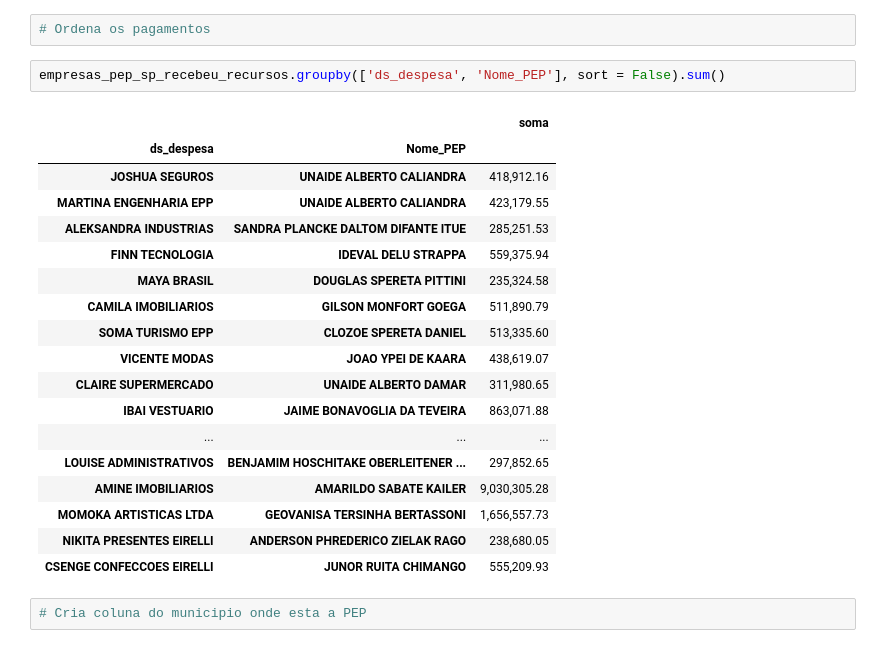
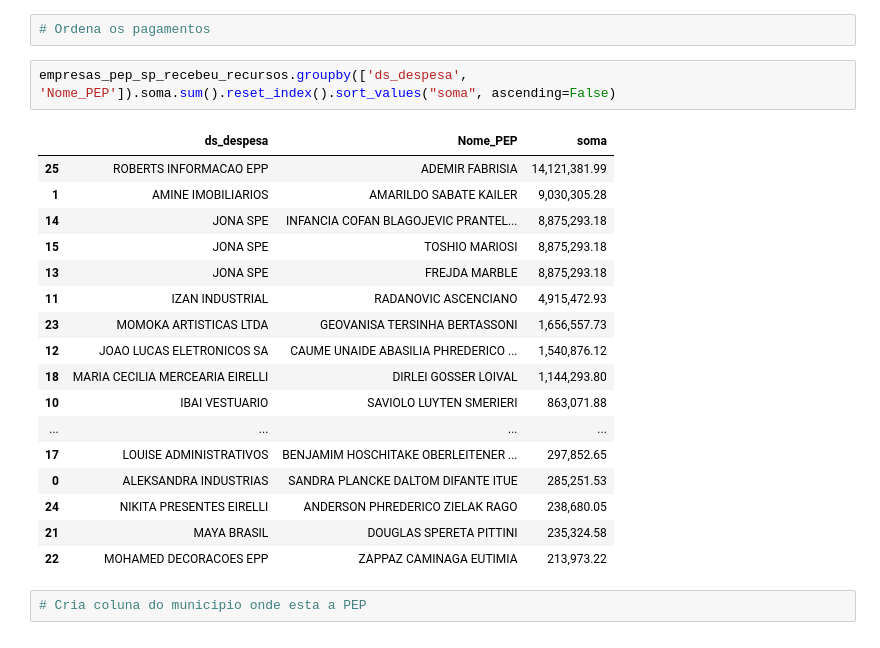
Before and after one commit to reichaves/curso_cgu, a Jupyter notebook: exercicio.ipynb, the cells around one changed output. Saved outputs shown, nothing was run; the diff lists cells and outputs as text.

```diff
--- a/exercicio.ipynb
+++ b/exercicio.ipynb
@@ -283,26 +283,25 @@ empresas_pep_sp_recebeu_recursos.to_excel("resultados/empresas_pep_sp_recebeu_re
 # %%
 # Ordena os pagamentos
 # %%
-empresas_pep_sp_recebeu_recursos.groupby(['ds_despesa', 'Nome_PEP'], sort = False).sum()
+empresas_pep_sp_recebeu_recursos.groupby(['ds_despesa', 'Nome_PEP']).soma.sum().reset_index().sort_values("soma", ascending=False)
 # %% [output]
-|  |  | soma |
-| ds_despesa | Nome_PEP |  |
-| JOSHUA SEGUROS | UNAIDE ALBERTO CALIANDRA | 418,912.16 |
-| MARTINA ENGENHARIA EPP | UNAIDE ALBERTO CALIANDRA | 423,179.55 |
-| ALEKSANDRA INDUSTRIAS | SANDRA PLANCKE DALTOM DIFANTE ITUE | 285,251.53 |
-| FINN TECNOLOGIA | IDEVAL DELU STRAPPA | 559,375.94 |
-| MAYA BRASIL | DOUGLAS SPERETA PITTINI | 235,324.58 |
-| CAMILA IMOBILIARIOS | GILSON MONFORT GOEGA | 511,890.79 |
-| SOMA TURISMO EPP | CLOZOE SPERETA DANIEL | 513,335.60 |
-| VICENTE MODAS | JOAO YPEI DE KAARA | 438,619.07 |
-| CLAIRE SUPERMERCADO | UNAIDE ALBERTO DAMAR | 311,980.65 |
-| IBAI VESTUARIO | JAIME BONAVOGLIA DA TEVEIRA | 863,071.88 |
-| ... | ... | ... |
-| LOUISE ADMINISTRATIVOS | BENJAMIM HOSCHITAKE OBERLEITENER ... | 297,852.65 |
-| AMINE IMOBILIARIOS | AMARILDO SABATE KAILER | 9,030,305.28 |
-| MOMOKA ARTISTICAS LTDA | GEOVANISA TERSINHA BERTASSONI | 1,656,557.73 |
-| NIKITA PRESENTES EIRELLI | ANDERSON PHREDERICO ZIELAK RAGO | 238,680.05 |
-| CSENGE CONFECCOES EIRELLI | JUNOR RUITA CHIMANGO | 555,209.93 |
+|  | ds_despesa | Nome_PEP | soma |
+| 25 | ROBERTS INFORMACAO EPP | ADEMIR FABRISIA | 14,121,381.99 |
+| 1 | AMINE IMOBILIARIOS | AMARILDO SABATE KAILER | 9,030,305.28 |
+| 14 | JONA SPE | INFANCIA COFAN BLAGOJEVIC PRANTEL... | 8,875,293.18 |
+| 15 | JONA SPE | TOSHIO MARIOSI | 8,875,293.18 |
+| 13 | JONA SPE | FREJDA MARBLE | 8,875,293.18 |
+| 11 | IZAN INDUSTRIAL | RADANOVIC ASCENCIANO | 4,915,472.93 |
+| 23 | MOMOKA ARTISTICAS LTDA | GEOVANISA TERSINHA BERTASSONI | 1,656,557.73 |
+| 12 | JOAO LUCAS ELETRONICOS SA | CAUME UNAIDE ABASILIA PHREDERICO ... | 1,540,876.12 |
+| 18 | MARIA CECILIA MERCEARIA EIRELLI | DIRLEI GOSSER LOIVAL | 1,144,293.80 |
+| 10 | IBAI VESTUARIO | SAVIOLO LUYTEN SMERIERI | 863,071.88 |
+| ... | ... | ... | ... |
+| 17 | LOUISE ADMINISTRATIVOS | BENJAMIM HOSCHITAKE OBERLEITENER ... | 297,852.65 |
+| 0 | ALEKSANDRA INDUSTRIAS | SANDRA PLANCKE DALTOM DIFANTE ITUE | 285,251.53 |
+| 24 | NIKITA PRESENTES EIRELLI | ANDERSON PHREDERICO ZIELAK RAGO | 238,680.05 |
+| 21 | MAYA BRASIL | DOUGLAS SPERETA PITTINI | 235,324.58 |
+| 22 | MOHAMED DECORACOES EPP | ZAPPAZ CAMINAGA EUTIMIA | 213,973.22 |
 # %%
 # Cria coluna do municipio onde esta a PEP
 # %%
```
Also changed, not shown: parts of 1 cell of this notebook.
